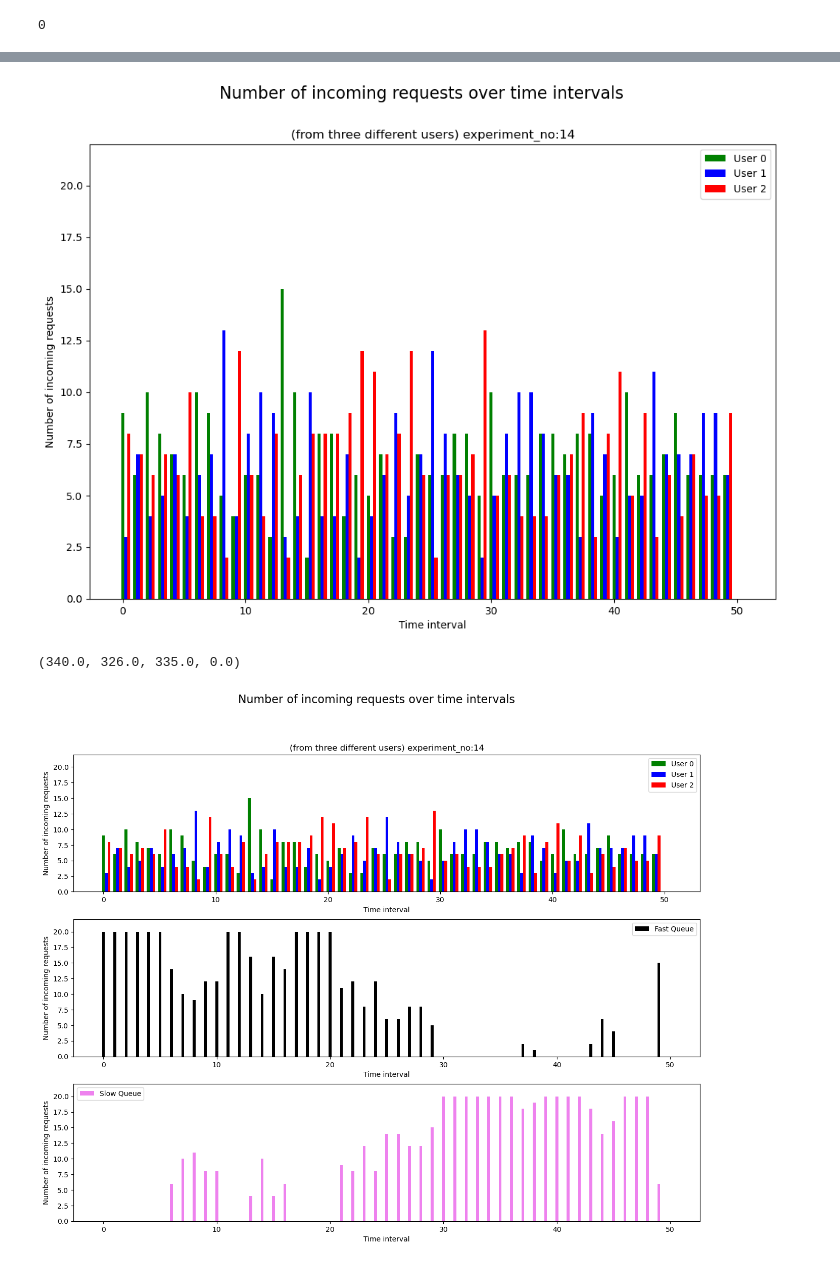
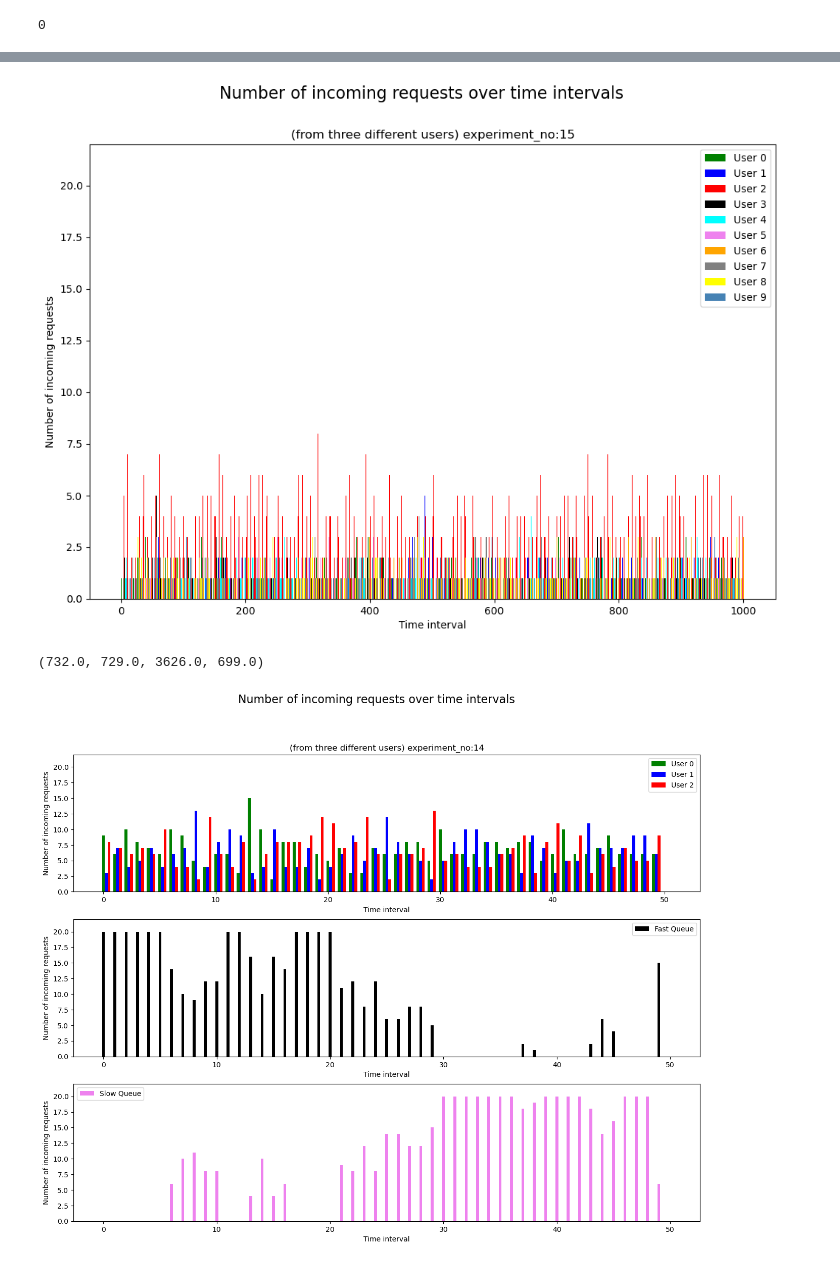
Before and after one commit to sandro108/RateLimitingPrioQ, a Jupyter notebook: Exp_viz_py_notebooks/Draft_Visualization_QDisc_RateLimPrioQv3_in.ipynb, the cells around one changed output, grey strips where cells are left out. Drawn from its saved outputs; the diff is of its cells as text; code cells hidden in the pictures.

```diff
--- a/Exp_viz_py_notebooks/Draft_Visualization_QDisc_RateLimPrioQv3_in.ipynb
+++ b/Exp_viz_py_notebooks/Draft_Visualization_QDisc_RateLimPrioQv3_in.ipynb
@@ -87,12 +87,12 @@ exp_no = 8
 #PENALTY_LIMIT = REQUEST_COUNT_LIMIT + infinity; //means no request will be rejected
 #REQUEST_COUNT_LIMIT = 30 //was 5
 #swapQ = 50 // was 30
-data_all = np.genfromtxt("../Exp8/sorted_exp8_log.2024-09-04T19:35:15.csv", delimiter=',')
+#data_all = np.genfromtxt("../Exp8/sorted_exp8_log.2024-09-04T19:35:15.csv", delimiter=',')
 
 exp_no = 9
 #Exp9: 500 req
 #rNum > 0.3 for user 2 and user = new User(random.nextInt(3), ++cnt); for the user 0 and 1 AND 2 also!!
-data_all = np.genfromtxt("../Exp9_one_Q/sorted_exp9_one_Q_log.2024-09-05T18:21:39.csv", delimiter=',')
+#data_all = np.genfromtxt("../Exp9_one_Q/sorted_exp9_one_Q_log.2024-09-05T18:21:39.csv", delimiter=',')
 
 
 exp_no = 10
@@ -115,6 +115,9 @@ data_all = np.genfromtxt("../Exp13/sorted_exp13_log.2024-09-05T22:46:51.csv", de
 
 exp_no = 14
 data_all = np.genfromtxt("../Exp14/sorted_exp14_log.2024-09-05T23:00:05.csv", delimiter=',')
+
+exp_no = 15
+data_all = np.genfromtxt("../sorted_exp15_log.2024-09-11T15:04:37.csv", delimiter=',')
 # %%
 #num_rejected = [ i for i in range(len(data_all)) if data_all[i, 5] == "F"]
 num_rejected = 0
@@ -145,5 +148,5 @@ total_time_IN, csv_row_lower, data_all[csv_row_lower,arri_dq_t], data_all[csv_ro
 # %%
-amount_intervals = 50
+amount_intervals = 100
 time_interval = total_time_IN / amount_intervals
 time_interval
 # %% [output]
@@ -252,27 +329,34 @@ arr0.sum(), arr1.sum(), arr2.sum(),arr3.sum(),arr0, arr1, arr2,  (arr0.sum()+ ar
 # %%
 y_lim = 22
 x = [i for i in range(amount_intervals)]
 width=0.25
 #alpha=0.5
 ax = plt.figure(figsize=[12, 8])
 plt.bar(np.arange(len(arr0)) ,arr0, width,align='center', label='User 0' , color='g')
 plt.bar(np.arange(len(arr1)) + width ,arr1, width, align='center',  label='User 1', color='b')
 plt.bar(np.arange(len(arr2)) + width*2,arr2, width,align='center',label='User 2' , color='r')
+plt.bar(np.arange(len(arr3)) + width*3,arr3, width,align='center',label='User 3' , color='black')
+plt.bar(np.arange(len(arr4)) + width*4,arr4, width,align='center',label='User 4' , color='cyan')
+plt.bar(np.arange(len(arr5)) + width*5,arr5, width,align='center',label='User 5' , color='violet')
+plt.bar(np.arange(len(arr6)) + width*6,arr6, width,align='center',label='User 6' , color='orange')
+plt.bar(np.arange(len(arr7)) + width*7,arr7, width,align='center',label='User 7' , color='grey')
+plt.bar(np.arange(len(arr8)) + width*8,arr8, width,align='center',label='User 8' , color='yellow')
+plt.bar(np.arange(len(arr9)) + width*9,arr9, width,align='center',label='User 9' , color='steelblue')
 #plt.bar(np.arange(len(arr3)) + width*3,arr3, width,align='center',label='Rejected' , color='black')
 plt.xlabel('Time interval')
 plt.ylabel('Number of incoming requests')
 plt.suptitle('Number of incoming requests over time intervals', fontsize=16)#, y=1.00)
 plt.title('(from three different users) experiment_no:{}'.format(exp_no))
 plt.ylim(0,y_lim)
 #plt.xticks(np.arange(len(x)+ width))
 plt.legend()
 
 plt.show()
 
 arr0.sum(),arr1.sum(),arr2.sum(),arr3.sum()#,arr0, arr1, arr2, arr3
 # %% [output]
-[figure, old version]
+[figure, new version]
-(340.0, 326.0, 335.0, 0.0)
+(732.0, 729.0, 3626.0, 699.0)
 # %%
 
 x = [i for i in range(amount_intervals)]
```
Also changed, not shown: parts of 5 cells of this notebook, 5 other files.
